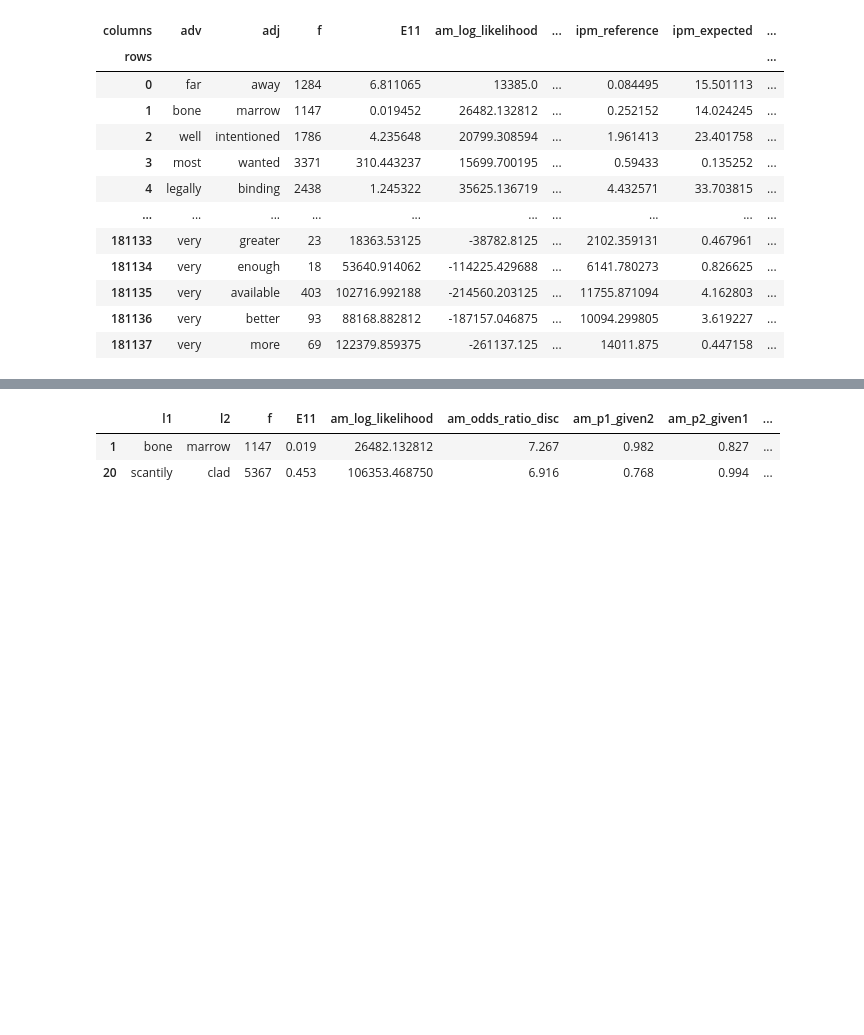
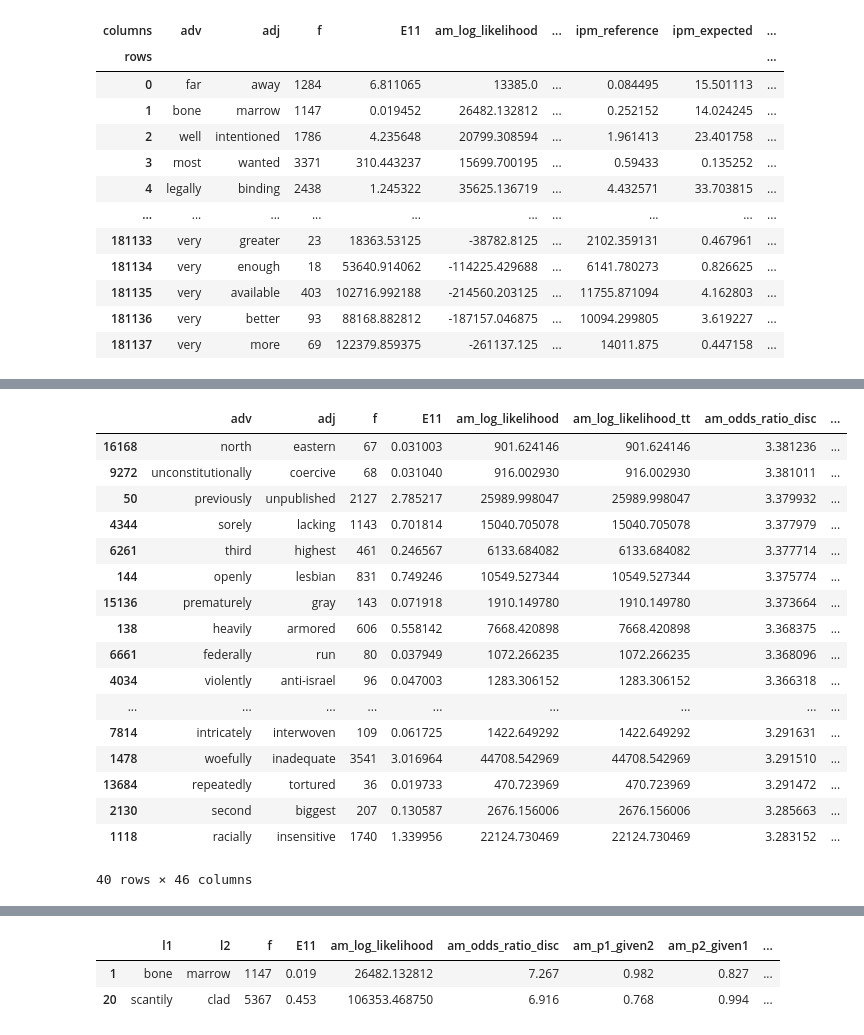
Before and after one commit to AndreaTheLinguist/sanpi, a Jupyter notebook: notebooks/adv-adj_associations.ipynb, the cells around one changed output, grey strips where cells are left out. Saved outputs shown, nothing was run; the diff lists cells and outputs as text; code cells hidden in the pictures; blank space fills up the shorter version.

```diff
--- a/notebooks/adv-adj_associations.ipynb
+++ b/notebooks/adv-adj_associations.ipynb
@@ -41,3 +62,24 @@ corners(amdf)
+# %%
+amdf.nlargest(200, columns=['am_odds_ratio_disc']).tail(40)
+# %% [output]
+|  | adv | adj | f | E11 | am_log_likelihood | am_log_likelihood_tt | am_odds_ratio_disc | ... |
+| 16168 | north | eastern | 67 | 0.031003 | 901.624146 | 901.624146 | 3.381236 | ... |
+| 9272 | unconstitutionally | coercive | 68 | 0.031040 | 916.002930 | 916.002930 | 3.381011 | ... |
+| 50 | previously | unpublished | 2127 | 2.785217 | 25989.998047 | 25989.998047 | 3.379932 | ... |
+| 4344 | sorely | lacking | 1143 | 0.701814 | 15040.705078 | 15040.705078 | 3.377979 | ... |
+| 6261 | third | highest | 461 | 0.246567 | 6133.684082 | 6133.684082 | 3.377714 | ... |
+| 144 | openly | lesbian | 831 | 0.749246 | 10549.527344 | 10549.527344 | 3.375774 | ... |
+| 15136 | prematurely | gray | 143 | 0.071918 | 1910.149780 | 1910.149780 | 3.373664 | ... |
+| 138 | heavily | armored | 606 | 0.558142 | 7668.420898 | 7668.420898 | 3.368375 | ... |
+| 6661 | federally | run | 80 | 0.037949 | 1072.266235 | 1072.266235 | 3.368096 | ... |
+| 4034 | violently | anti-israel | 96 | 0.047003 | 1283.306152 | 1283.306152 | 3.366318 | ... |
+| ... | ... | ... | ... | ... | ... | ... | ... | ... |
+| 7814 | intricately | interwoven | 109 | 0.061725 | 1422.649292 | 1422.649292 | 3.291631 | ... |
+| 1478 | woefully | inadequate | 3541 | 3.016964 | 44708.542969 | 44708.542969 | 3.291510 | ... |
+| 13684 | repeatedly | tortured | 36 | 0.019733 | 470.723969 | 470.723969 | 3.291472 | ... |
+| 2130 | second | biggest | 207 | 0.130587 | 2676.156006 | 2676.156006 | 3.285663 | ... |
+| 1118 | racially | insensitive | 1740 | 1.339956 | 22124.730469 | 22124.730469 | 3.283152 | ... |
+40 rows × 46 columns
 # %%
 def select_data(df: pd.DataFrame, n_dec: int = 3):
 
```
Also changed, not shown: parts of 10 cells of this notebook, 1 other file.
